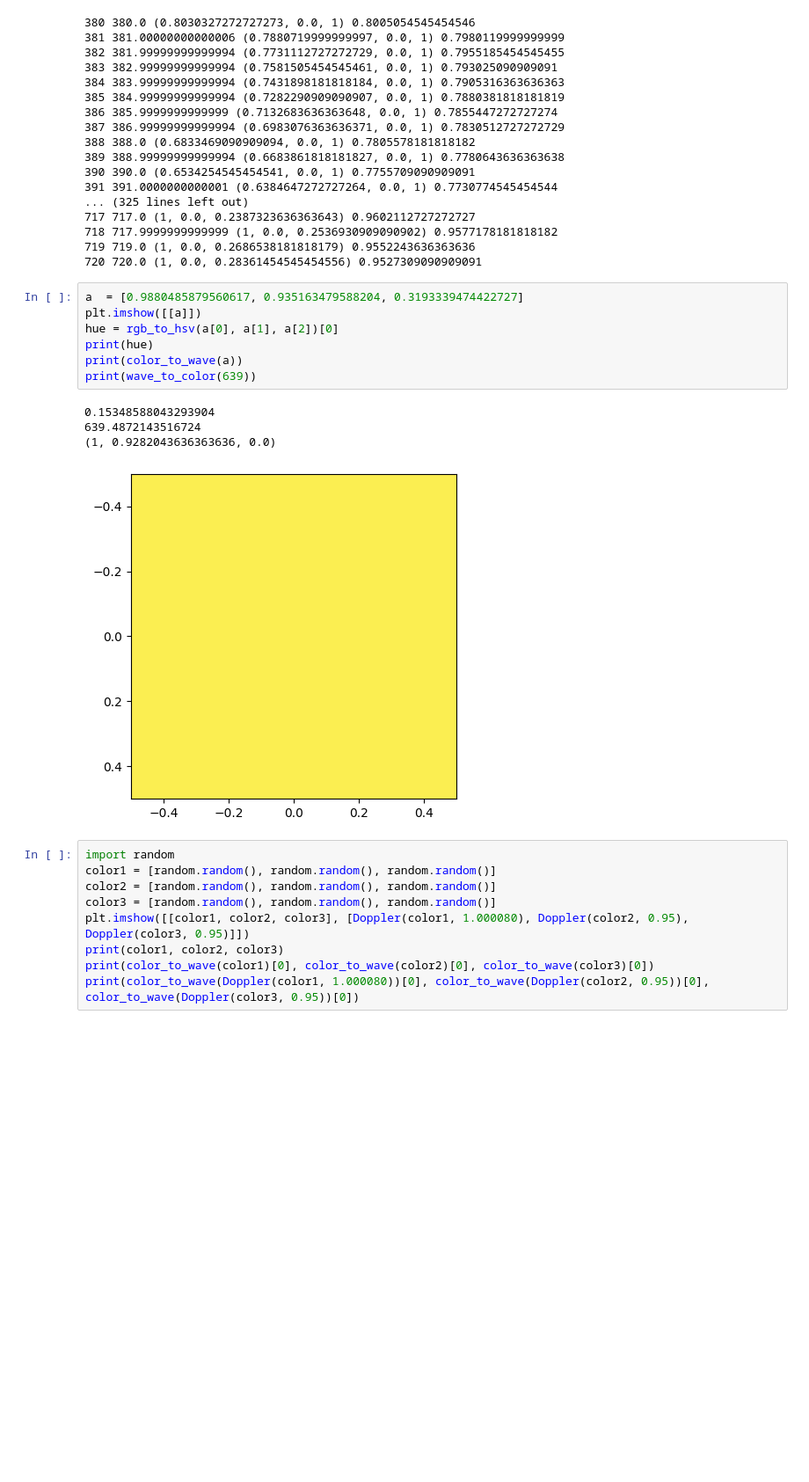
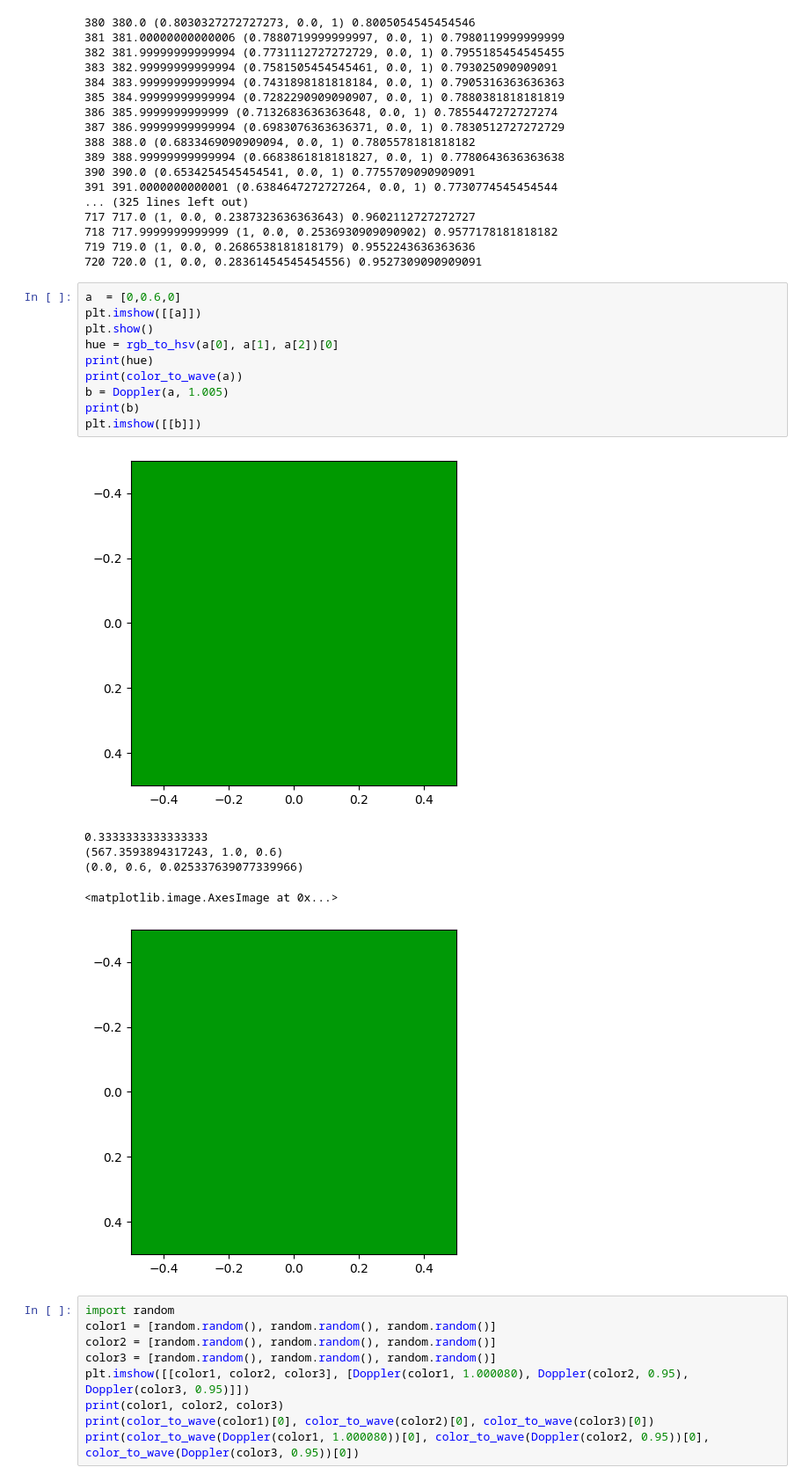
Before and after one commit to Hronrad/taichi-relativistic_path_tracing, a Jupyter notebook: tst.ipynb, the cells around one changed output. Shown at 88% size. Saved outputs shown, nothing was run; the diff lists cells and outputs as text; blank space fills up the shorter version.

Commit message:
add simple doppler effect

```diff
--- a/tst.ipynb
+++ b/tst.ipynb
@@ -301,17 +303,22 @@ for wave in range(380, 721):
 719 719.0 (1, 0.0, 0.2686538181818179) 0.9552243636363636
 720 720.0 (1, 0.0, 0.28361454545454556) 0.9527309090909091
 # %%
-a  = [0.9880485879560617, 0.935163479588204, 0.3193339474422727]
+a  = [0,0.6,0]
 plt.imshow([[a]])
+plt.show()
 hue = rgb_to_hsv(a[0], a[1], a[2])[0]
 print(hue)
 print(color_to_wave(a))
-print(wave_to_color(639))
+b = Doppler(a, 1.005)
+print(b)
+plt.imshow([[b]])
 # %% [output]
+[figure, new version]
-0.15348588043293904
-639.4872143516724
-(1, 0.9282043636363636, 0.0)
+0.3333333333333333
+(567.3593894317243, 1.0, 0.6)
+(0.0, 0.6, 0.025337639077339966)
-[figure, old version]
+<matplotlib.image.AxesImage at 0x...>
+[figure, added]
 # %%
 import random
 color1 = [random.random(), random.random(), random.random()]
```
Also changed, not shown: parts of 2 cells of this notebook.
